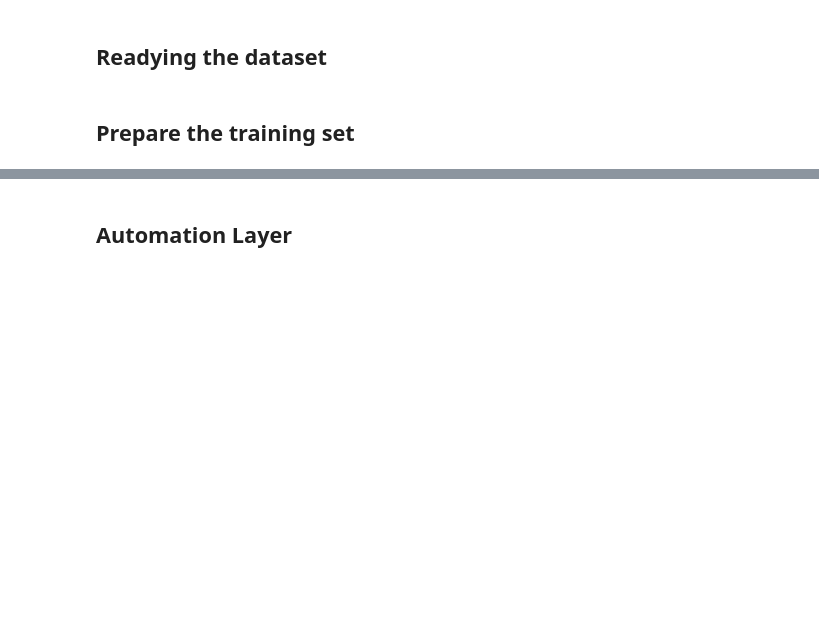
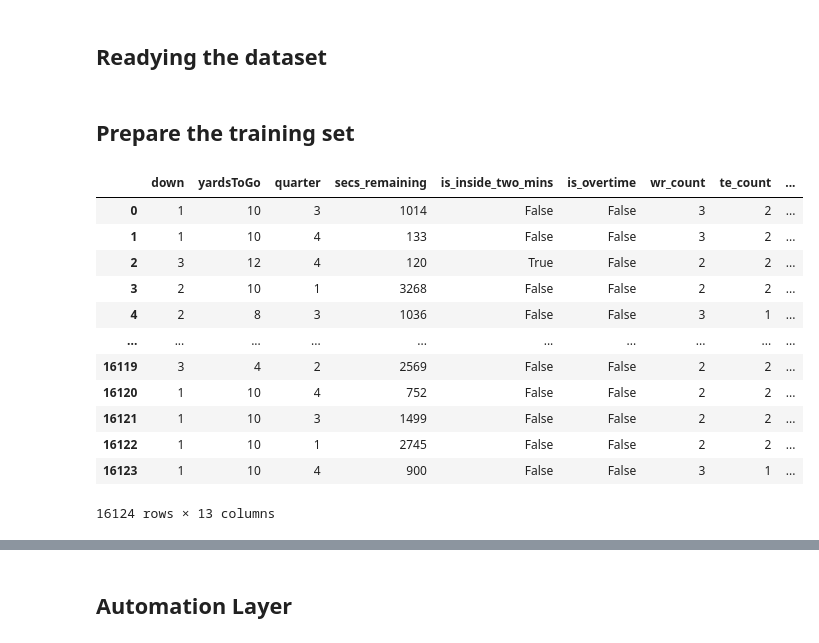
Before and after one commit to davestange/predict_plays, a Jupyter notebook: predict.ipynb, the cells around one changed output, grey strips where cells are left out. Cells and saved outputs as stored; diff of their text form; code cells hidden in the pictures; blank space fills up the shorter version.

```diff
--- a/predict.ipynb
+++ b/predict.ipynb
@@ -162,14 +186,31 @@ df = plays
 # %%
 TARGET_FEATURE = 'play_result'
 TRAINING_FEATURES = ['down', 'yardsToGo',                                                       # down and distance
                      'quarter', 'secs_remaining', 'is_inside_two_mins', 'is_overtime',          # game time
                      'wr_count', 'te_count', 'rb_count', 'extra_ol', 'offense_formation',       # formations
+                     'possessionTeam',                                                          # including team
+                     'score_offset', 'win_probability',                                         # score and win probability
                      TARGET_FEATURE]
 
 # set transformer of remaining categorical features
 col_trans = make_column_transformer(
-    (OneHotEncoder(drop = 'if_binary'), ['offense_formation']),
+    (OneHotEncoder(drop = 'if_binary'), ['offense_formation', 'possessionTeam']),
     remainder='passthrough')
+df[TRAINING_FEATURES]
+# %% [output]
+|  | down | yardsToGo | quarter | secs_remaining | is_inside_two_mins | is_overtime | wr_count | te_count | ... |
+| 0 | 1 | 10 | 3 | 1014 | False | False | 3 | 2 | ... |
+| 1 | 1 | 10 | 4 | 133 | False | False | 3 | 2 | ... |
+| 2 | 3 | 12 | 4 | 120 | True | False | 2 | 2 | ... |
+| 3 | 2 | 10 | 1 | 3268 | False | False | 2 | 2 | ... |
+| 4 | 2 | 8 | 3 | 1036 | False | False | 3 | 1 | ... |
+| ... | ... | ... | ... | ... | ... | ... | ... | ... | ... |
+| 16119 | 3 | 4 | 2 | 2569 | False | False | 2 | 2 | ... |
+| 16120 | 1 | 10 | 4 | 752 | False | False | 2 | 2 | ... |
+| 16121 | 1 | 10 | 3 | 1499 | False | False | 2 | 2 | ... |
+| 16122 | 1 | 10 | 1 | 2745 | False | False | 2 | 2 | ... |
+| 16123 | 1 | 10 | 4 | 900 | False | False | 3 | 1 | ... |
+16124 rows × 13 columns
 # %%
 tmp = df[TRAINING_FEATURES]
 X_train, X_test, y_train, y_test = train_test_split(tmp.drop(TARGET_FEATURE, axis = 1),
```
Also changed, not shown: parts of 9 cells of this notebook, 1 other file.
